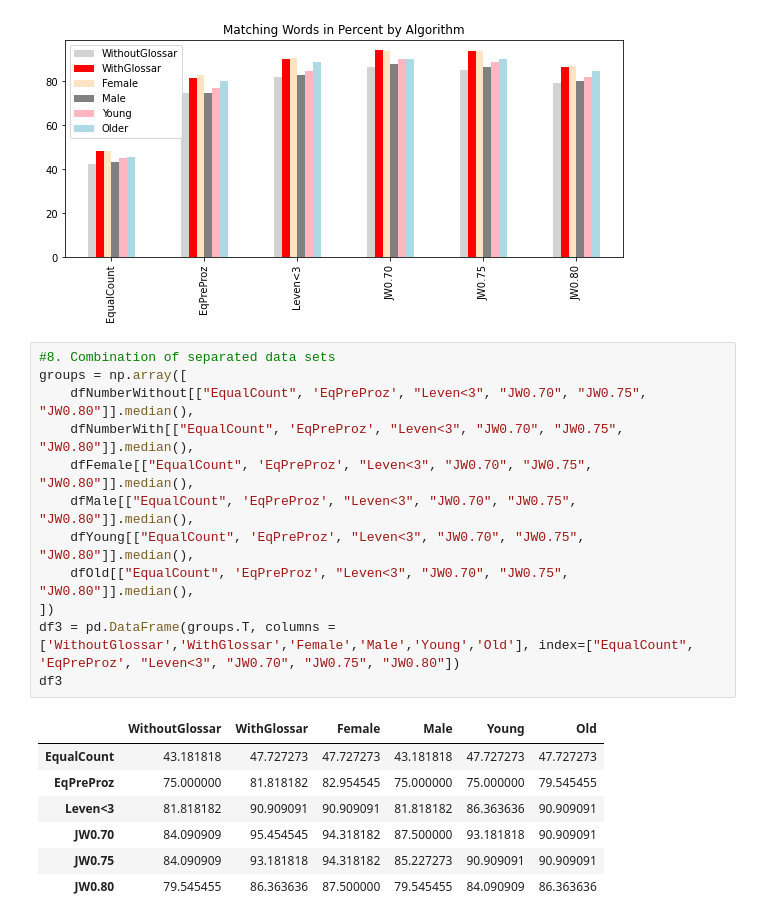
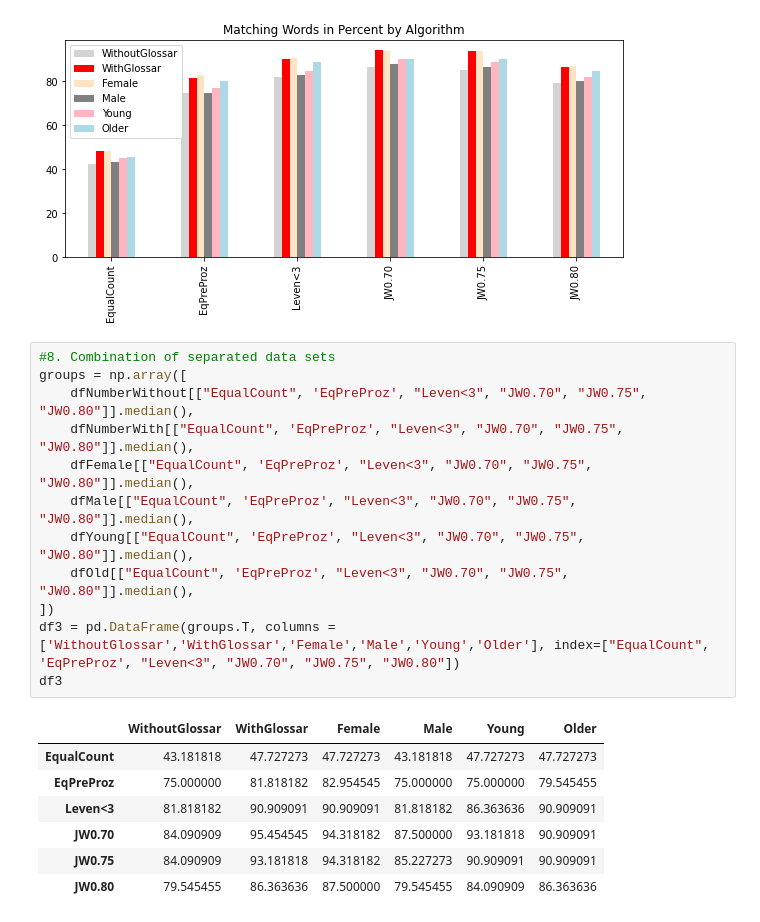
Before and after one commit to merkisam/Speech-Quality-Analysis, a Jupyter notebook: Speech-Quality-Analysis.ipynb, the cells around one changed output. Cells and saved outputs as stored; diff of their text form.

```diff
--- a/Speech-Quality-Analysis.ipynb
+++ b/Speech-Quality-Analysis.ipynb
@@ -289,17 +289,17 @@ df2.plot(kind='bar', title="Matching Words in Percent by Algorithm", color=['lig
 # %%
 #8. Combination of separated data sets
 groups = np.array([
     dfNumberWithout[["EqualCount", 'EqPreProz', "Leven<3", "JW0.70", "JW0.75", "JW0.80"]].median(),
     dfNumberWith[["EqualCount", 'EqPreProz', "Leven<3", "JW0.70", "JW0.75", "JW0.80"]].median(),
     dfFemale[["EqualCount", 'EqPreProz', "Leven<3", "JW0.70", "JW0.75", "JW0.80"]].median(),
     dfMale[["EqualCount", 'EqPreProz', "Leven<3", "JW0.70", "JW0.75", "JW0.80"]].median(),
     dfYoung[["EqualCount", 'EqPreProz', "Leven<3", "JW0.70", "JW0.75", "JW0.80"]].median(),
     dfOld[["EqualCount", 'EqPreProz', "Leven<3", "JW0.70", "JW0.75", "JW0.80"]].median(),
 ])
-df3 = pd.DataFrame(groups.T, columns = ['WithoutGlossar','WithGlossar','Female','Male','Young','Old'], index=["EqualCount", 'EqPreProz', "Leven<3", "JW0.70", "JW0.75", "JW0.80"])
+df3 = pd.DataFrame(groups.T, columns = ['WithoutGlossar','WithGlossar','Female','Male','Young','Older'], index=["EqualCount", 'EqPreProz', "Leven<3", "JW0.70", "JW0.75", "JW0.80"])
 df3
 # %% [output]
-|  | WithoutGlossar | WithGlossar | Female | Male | Young | Old |
+|  | WithoutGlossar | WithGlossar | Female | Male | Young | Older |
 | EqualCount | 43.181818 | 47.727273 | 47.727273 | 43.181818 | 47.727273 | 47.727273 |
 | EqPreProz | 75.000000 | 81.818182 | 82.954545 | 75.000000 | 75.000000 | 79.545455 |
 | Leven<3 | 81.818182 | 90.909091 | 90.909091 | 81.818182 | 86.363636 | 90.909091 |
```
Also changed, not shown: parts of 1 cell of this notebook.
